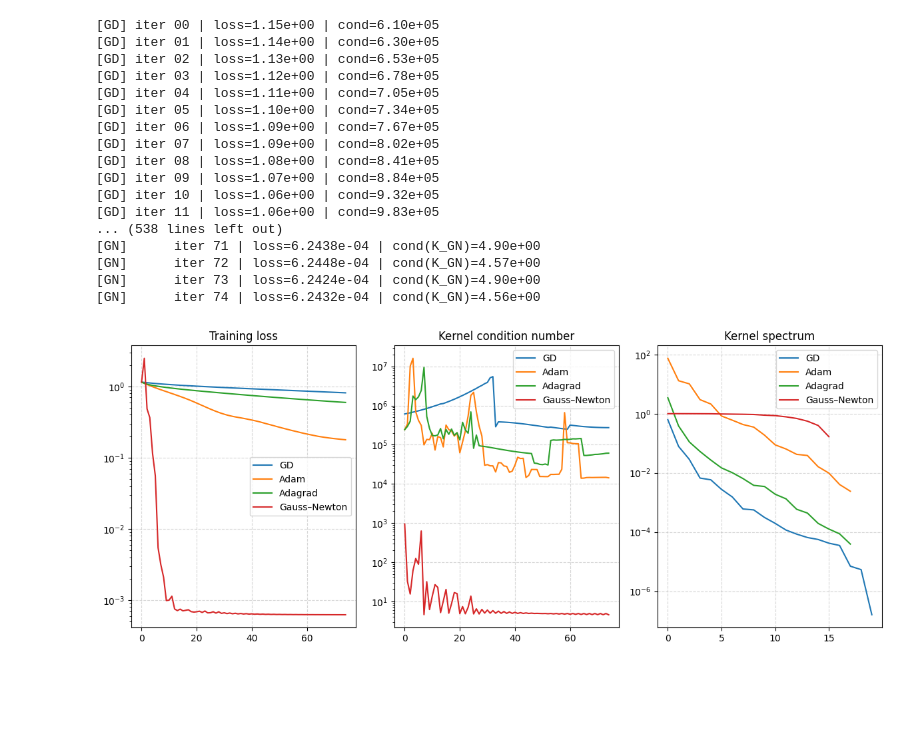
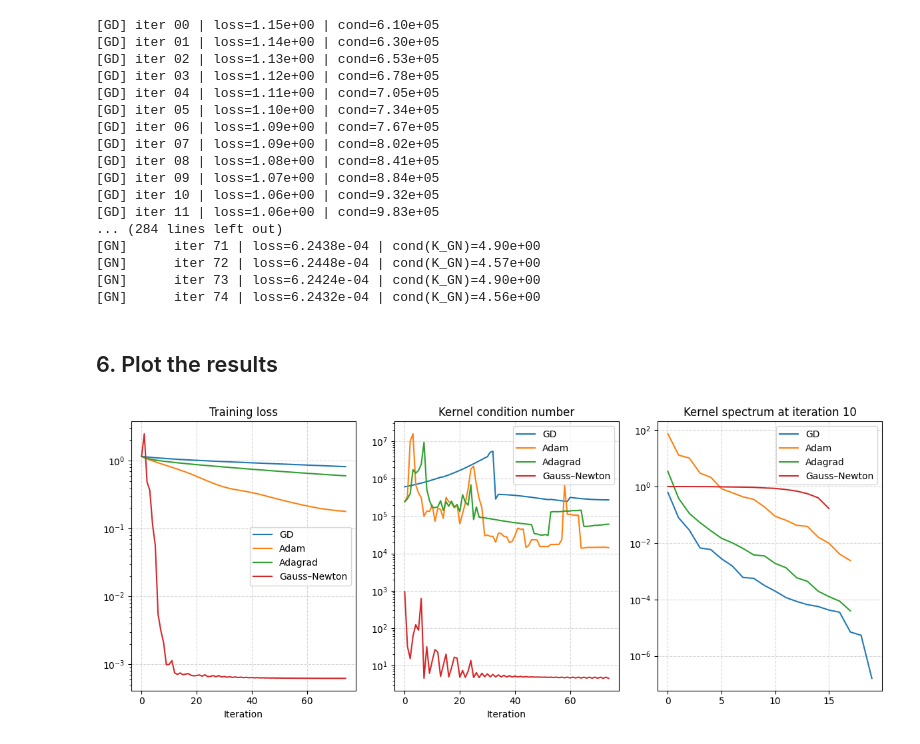
Before and after one commit to kopanicakova/intro_opt_SciML, a Jupyter notebook: notebooks/ex2.ipynb, the cells around one changed output. Saved outputs shown, nothing was run; the diff lists cells and outputs as text; code cells hidden in the pictures; blank space fills up the shorter version.

```diff
--- a/notebooks/ex2.ipynb
+++ b/notebooks/ex2.ipynb
@@ -74,21 +77,21 @@ def compute_J(model, X):
     Compute the Jacobian matrix J of network outputs w.r.t. parameters.
 
     Returns:
-        J: (N, P) matrix where N=number of samples, P=number of parameters
+        J: (m, n) matrix where m=number of samples, n=number of parameters
     """
     params = list(model.parameters())
-    N = X.shape[0]
+    m = X.shape[0]
     J_rows = []
 
     # For each data point, compute gradient of output w.r.t. all parameters
-    for i in range(N):
+    for i in range(m):
         model.zero_grad()
         out = model(X[i:i+1]).sum()
         grads = torch.autograd.grad(out, params, retain_graph=True)
         g_flat = torch.cat([g.reshape(-1) for g in grads])
         J_rows.append(g_flat.detach())
 
-    return torch.stack(J_rows, dim=0).double()  # Stack rows into (N, P) matrix
+    return torch.stack(J_rows, dim=0).double()  # Stack rows into (m, n) matrix
 # %% [markdown]
 ## 3. Computing the condition number
 
@@ -140,7 +136,7 @@ This smooth function allows us to observe kernel dynamics without dealing with n
 # %%
-def make_dataset(n=20):
+def make_dataset(m=20):
     """Generate synthetic 2D regression dataset."""
-    X = np.random.uniform(-1, 1, size=(n, 2))
+    X = np.random.uniform(-1, 1, size=(m, 2))
     y = np.sin(np.pi * X[:, 0]) + np.cos(np.pi * X[:, 1])
     return torch.tensor(X, dtype=torch.float32), torch.tensor(y, dtype=torch.float32).unsqueeze(1)
 
@@ -362,7 +361,7 @@ def run_gauss_newton(X, y, T=20, lr=0.1, lambda_damp=1e-2, eig_record_it=10):
     return np.array(losses), np.array(conds), kernel_eigenvals
 # %%
 # Generate dataset
-X, y = make_dataset(n=20)
+X, y = make_dataset(m=20)
 
 # Run all four optimization methods and record loss, kernel condition, and eigenvalues
 loss_gd,   cond_gd,   eig_GD   = run_gd(X, y, T=75, lr=1e-2, eig_record_it=30)
@@ -382,11 +381,13 @@ loss_gn,   cond_gn,   eig_gn   = run_gauss_newton(X, y, T=75, lr=1.0, lambda_dam
 [GD] iter 09 | loss=1.07e+00 | cond=8.84e+05
 [GD] iter 10 | loss=1.06e+00 | cond=9.32e+05
 [GD] iter 11 | loss=1.06e+00 | cond=9.83e+05
-... (538 lines left out)
+... (284 lines left out)
 [GN]      iter 71 | loss=6.2438e-04 | cond(K_GN)=4.90e+00
 [GN]      iter 72 | loss=6.2448e-04 | cond(K_GN)=4.57e+00
 [GN]      iter 73 | loss=6.2424e-04 | cond(K_GN)=4.90e+00
 [GN]      iter 74 | loss=6.2432e-04 | cond(K_GN)=4.56e+00
+# %% [markdown]
+## 6. Plot the results
 # %%
 plt.figure(figsize=(12,5))
 
@@ -395,33 +396,36 @@ plt.subplot(1,3,1)
 plt.semilogy(loss_gd, label="GD")
 plt.semilogy(loss_adam, label="Adam")
 plt.semilogy(loss_ada, label="Adagrad")
 plt.semilogy(loss_gn, label="Gauss–Newton")
 plt.title("Training loss")
 plt.legend()
 plt.grid(True, ls="--", alpha=0.5)
+plt.xlabel("Iteration")
 
 # Plot 2: Kernel condition number evolution
 plt.subplot(1,3,2)
 plt.semilogy(cond_gd, label="GD")
 plt.semilogy(cond_adam, label="Adam")
 plt.semilogy(cond_ada, label="Adagrad")
 plt.semilogy(cond_gn, label="Gauss–Newton")
 plt.title("Kernel condition number")
 plt.legend()
 plt.grid(True, ls="--", alpha=0.5)
+plt.xlabel("Iteration")
+
 
 # Plot 3: Eigenvalue spectrum at recorded iteration
 plt.subplot(1,3,3)
 plt.semilogy(eig_GD, label="GD")
 plt.semilogy(eig_adam, label="Adam")
 plt.semilogy(eig_ada, label="Adagrad")
 plt.semilogy(eig_gn, label="Gauss–Newton")
-plt.title("Kernel spectrum")
+plt.title("Kernel spectrum at iteration 10")
 plt.legend()
 plt.grid(True, ls="--", alpha=0.5)
 
 plt.tight_layout()
 plt.show()
 # %% [output]
-[figure, old version]
+[figure, new version]
 # %% [markdown]
```
Also changed, not shown: parts of 8 cells of this notebook, 4 other files.
